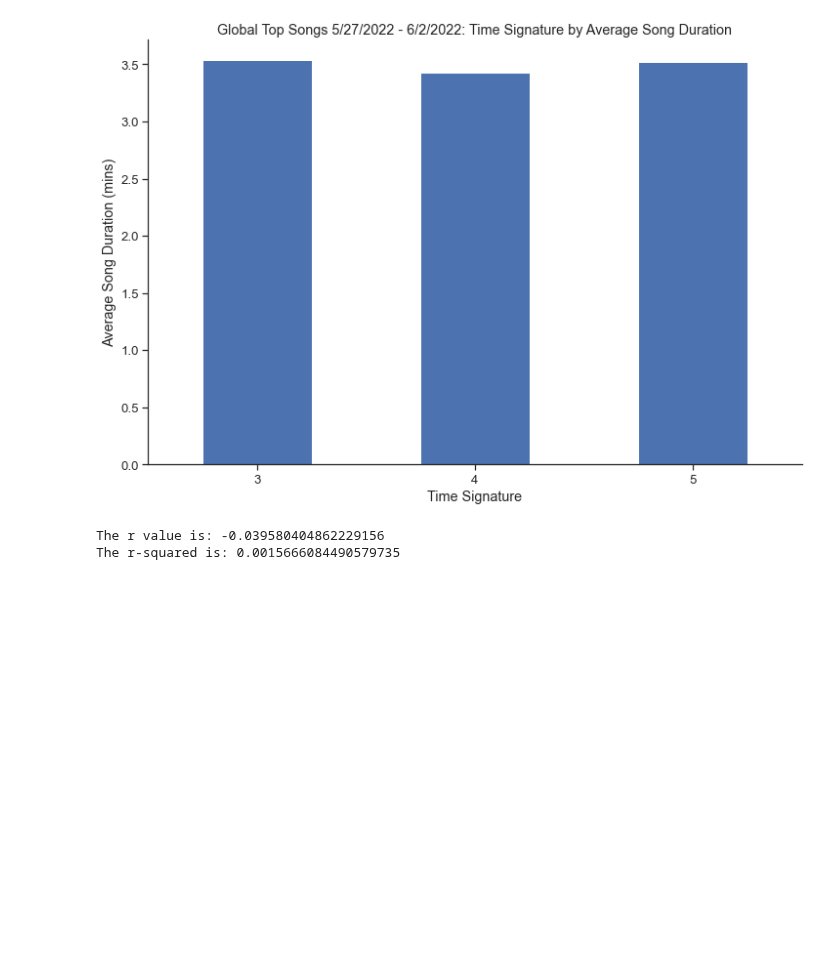
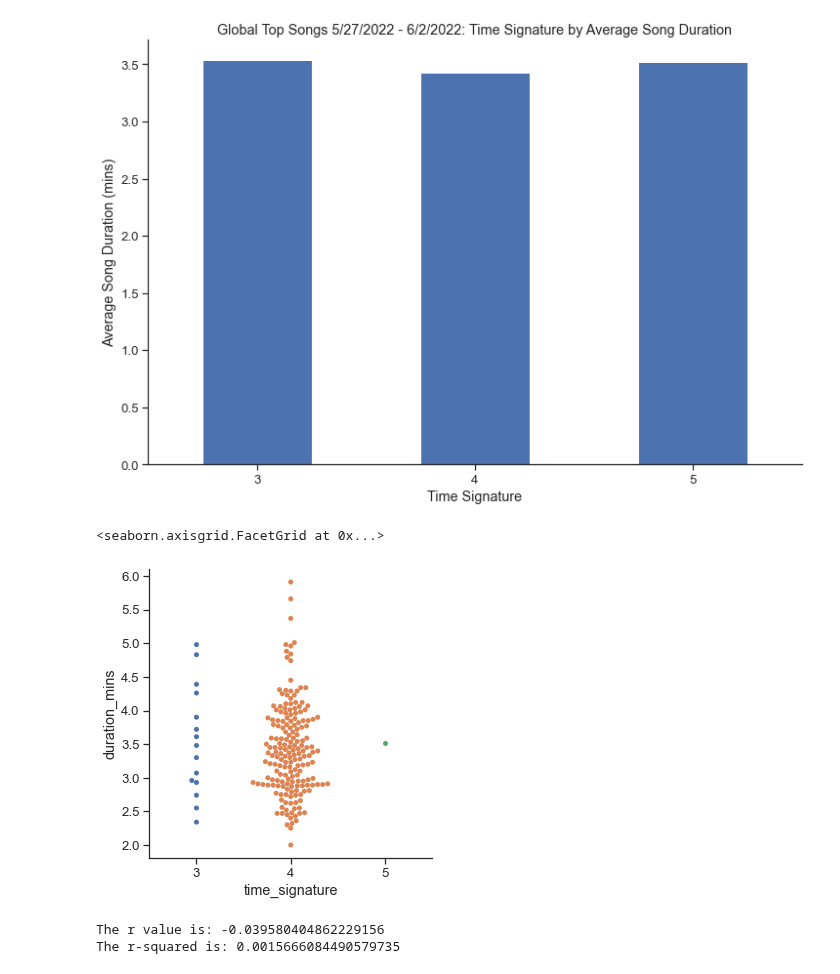
Before and after one commit to mbruns13/project_1_spotify, a Jupyter notebook: song_duration.ipynb, the cells around one changed output. Drawn from its saved outputs; the diff is of its cells as text; code cells hidden in the pictures; blank space fills up the shorter version.

```diff
--- a/song_duration.ipynb
+++ b/song_duration.ipynb
@@ -380,6 +409,13 @@ plt.ylabel("Average Song Duration (mins)")
 plt.show()
 # %% [output]
 [figure]
+# %%
+#experimenting with swarmplot - a categorical scatterplot with non-overlapping points (https://seaborn.pydata.org/generated/seaborn.swarmplot.html#seaborn.swarmplot)
+sns.color_palette("colorblind")
+sns.catplot(x="time_signature", y="duration_mins", kind="swarm", data=full_track_data)
+# %% [output]
+<seaborn.axisgrid.FacetGrid at 0x...>
+[figure, added]
 # %%
 xvalues =full_track_data["duration_mins"]
 yvalues = full_track_data["time_signature"]
```
Also changed, not shown: parts of 4 cells of this notebook.
